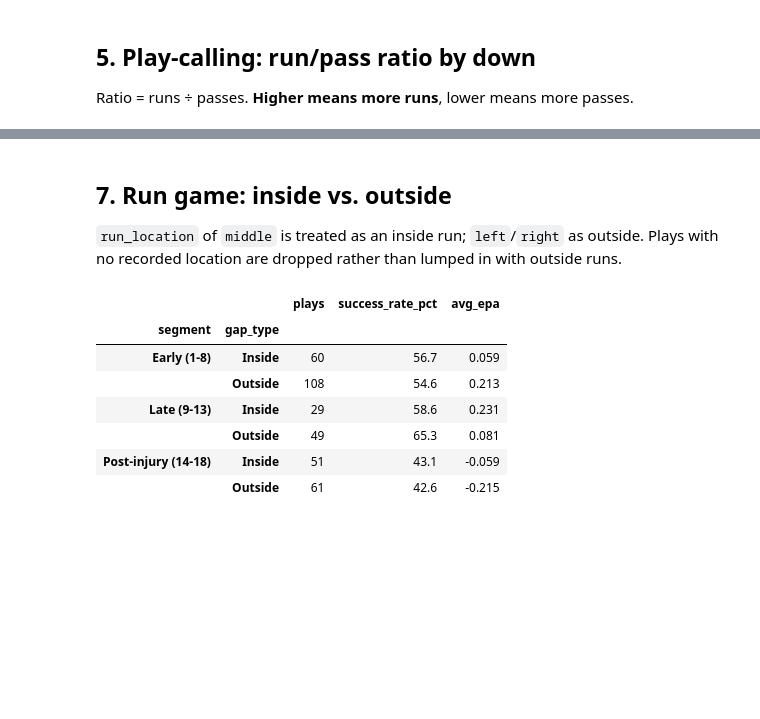
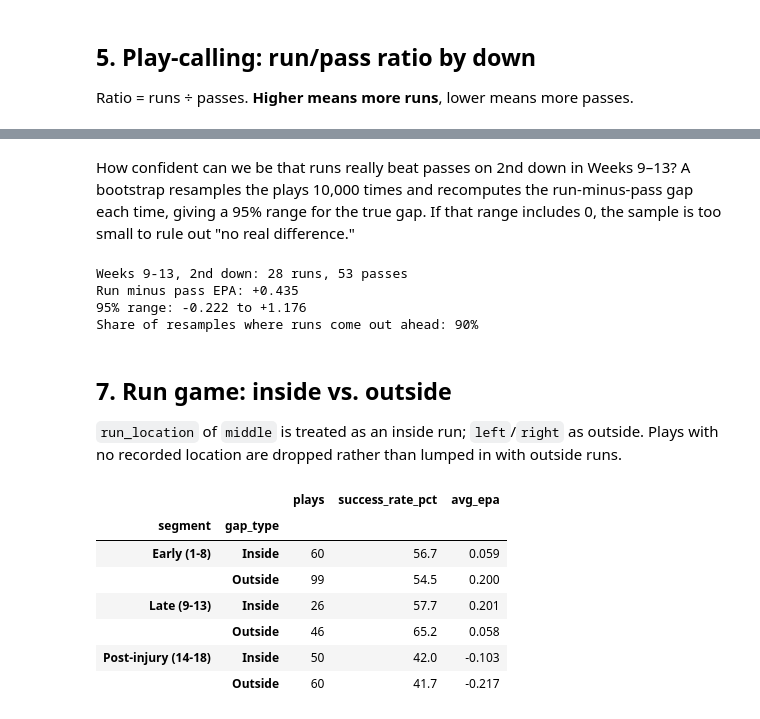
Before and after one commit to cameronminor04/nfl_project, a Jupyter notebook: analysis.ipynb, the cells around one changed output, grey strips where cells are left out. Drawn from its saved outputs; the diff is of its cells as text; code cells hidden in the pictures; blank space fills up the shorter version.

```diff
--- a/analysis.ipynb
+++ b/analysis.ipynb
@@ -322,0 +312,20 @@ manageable.groupby(['segment', 'play_type'], observed=True).agg(
+# %%
+def situation(df):
+    return pd.Series(
+        ['1st down' if d == 1 else '2nd & short (<=6)' if y <= 6 else '2nd & long (7+)'
+         for d, y in zip(df['down'], df['ydstogo'])],
+        index=df.index,
+    )
+
+colts['situation'] = situation(colts)
+
+# League-wide baseline for each situation (all teams, called plays)
+query = f"""
+SELECT down, ydstogo, CASE WHEN pass = 1 THEN 'pass' ELSE 'run' END AS play_call, epa
+FROM pbp_data
+WHERE {EARLY_DOWN_FILTER}
+"""
+league = pd.read_sql_query(query, conn)
+league['situation'] = situation(league)
+print('League average EPA per play:')
+print(league.groupby(['situation', 'play_call'])['epa'].mean().unstack().round(3))
@@ -323,25 +360,48 @@ manageable.groupby(['segment', 'play_type'], observed=True).agg(
+# %% [markdown]
+How confident can we be that runs really beat passes on 2nd down in Weeks 9–13? A bootstrap resamples the plays 10,000 times and recomputes the run-minus-pass gap each time, giving a 95% range for the true gap. If that range includes 0, the sample is too small to rule out "no real difference."
+# %%
+import numpy as np
+
+rng = np.random.default_rng(0)
+late_2nd = colts[(colts['segment'] == 'Late (9-13)') & (colts['down'] == 2)]
+run_epa = late_2nd.loc[late_2nd['play_call'] == 'run', 'epa'].to_numpy()
+pass_epa = late_2nd.loc[late_2nd['play_call'] == 'pass', 'epa'].to_numpy()
+
+gaps = [rng.choice(run_epa, len(run_epa)).mean() - rng.choice(pass_epa, len(pass_epa)).mean()
+        for _ in range(10_000)]
+low, high = np.percentile(gaps, [2.5, 97.5])
+
+print(f'Weeks 9-13, 2nd down: {len(run_epa)} runs, {len(pass_epa)} passes')
+print(f'Run minus pass EPA: {run_epa.mean() - pass_epa.mean():+.3f}')
+print(f'95% range: {low:+.3f} to {high:+.3f}')
+print(f'Share of resamples where runs come out ahead: {np.mean(np.array(gaps) > 0):.0%}')
+# %% [output]
+Weeks 9-13, 2nd down: 28 runs, 53 passes
+Run minus pass EPA: +0.435
+95% range: -0.222 to +1.176
+Share of resamples where runs come out ahead: 90%
 # %% [markdown]
 ## 7. Run game: inside vs. outside
 
 `run_location` of `middle` is treated as an inside run; `left`/`right` as outside. Plays with no recorded location are dropped rather than lumped in with outside runs.
 # %%
-runs = colts[(colts['play_type'] == 'run') & colts['run_location'].notna()].copy()
+runs = colts[(colts['play_call'] == 'run') & colts['run_location'].notna()].copy()
 runs['gap_type'] = runs['run_location'].map(lambda x: 'Inside' if x == 'middle' else 'Outside')
 
 runs.groupby(['segment', 'gap_type'], observed=True).agg(
     plays=('epa', 'size'),
     success_rate_pct=('is_success', lambda x: round(x.mean() * 100, 1)),
     avg_epa=('epa', 'mean'),
 ).round(3)
 # %% [output]
 |  |  | plays | success_rate_pct | avg_epa |
 | segment | gap_type |  |  |  |
 | Early (1-8) | Inside | 60 | 56.7 | 0.059 |
-|  | Outside | 108 | 54.6 | 0.213 |
-| Late (9-13) | Inside | 29 | 58.6 | 0.231 |
-|  | Outside | 49 | 65.3 | 0.081 |
-| Post-injury (14-18) | Inside | 51 | 43.1 | -0.059 |
-|  | Outside | 61 | 42.6 | -0.215 |
+|  | Outside | 99 | 54.5 | 0.200 |
+| Late (9-13) | Inside | 26 | 57.7 | 0.201 |
+|  | Outside | 46 | 65.2 | 0.058 |
+| Post-injury (14-18) | Inside | 50 | 42.0 | -0.103 |
+|  | Outside | 60 | 41.7 | -0.217 |
 # %% [markdown]
 ## Findings
 
```
Also changed, not shown: parts of 12 cells of this notebook, 2 other files.
